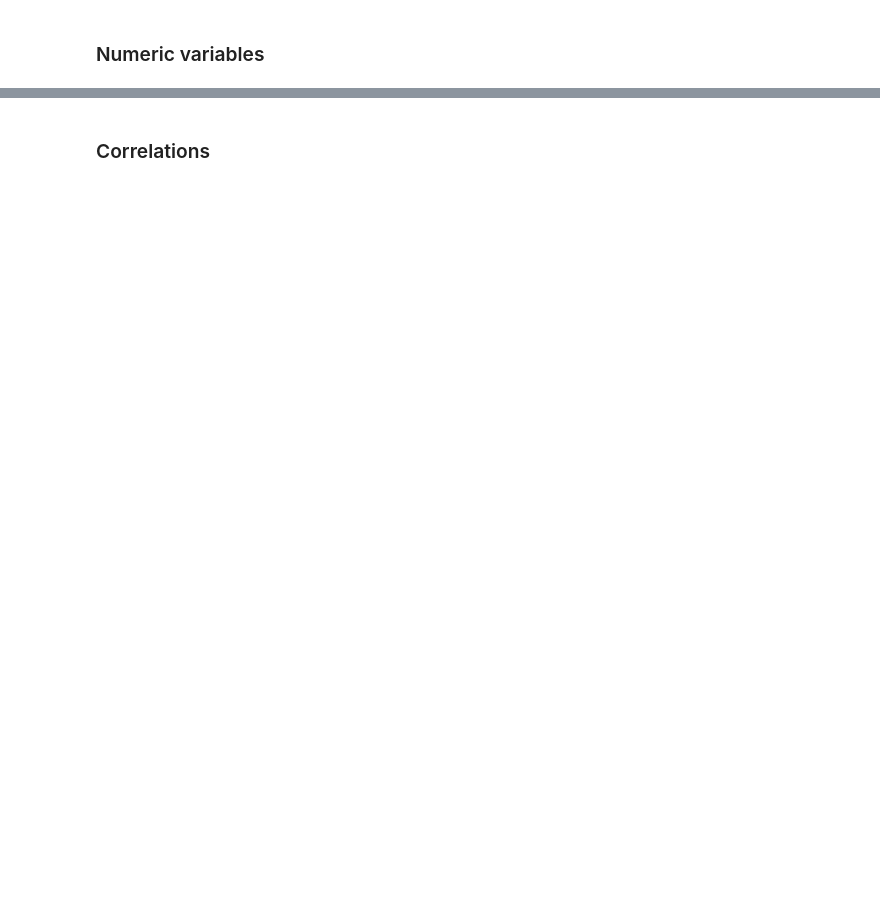
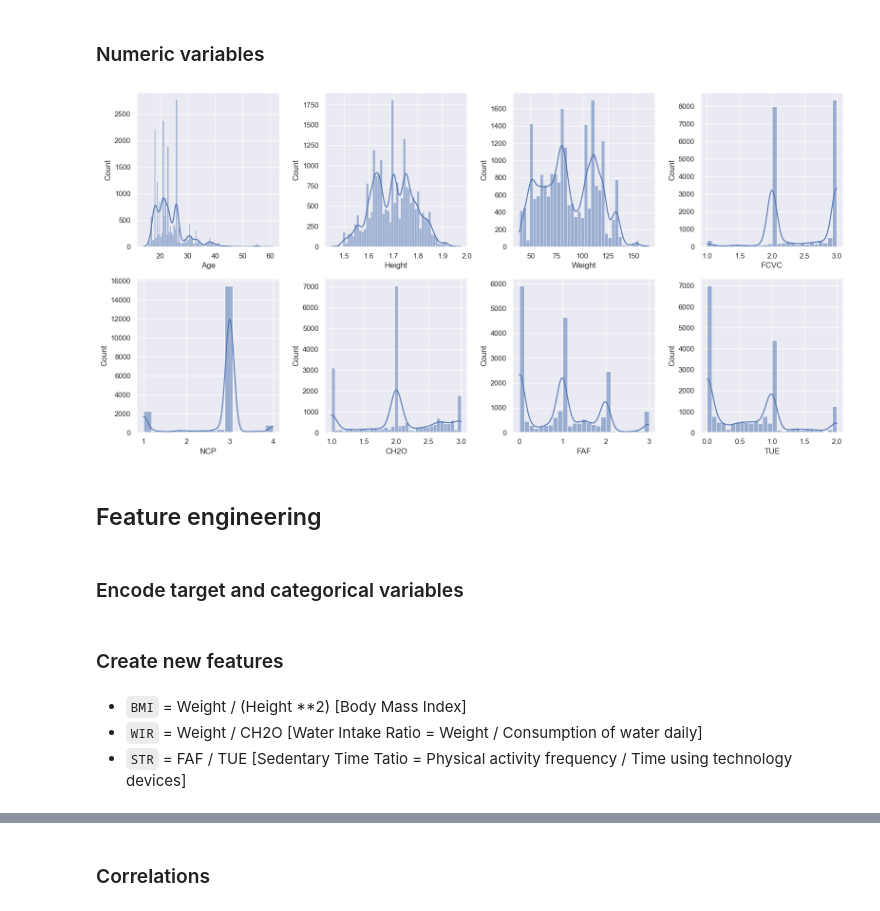
Before and after one commit to lu-julia/data-science-projects, a Jupyter notebook: Obesity Risk Prediction/obesity_risk_prediction.ipynb, the cells around one changed output, grey strips where cells are left out. Saved outputs shown, nothing was run; the diff lists cells and outputs as text; code cells hidden in the pictures; blank space fills up the shorter version.

Commit message:
Feature engineering

```diff
--- a/Obesity Risk Prediction/obesity_risk_prediction.ipynb
+++ b/Obesity Risk Prediction/obesity_risk_prediction.ipynb
@@ -167,3 +182,16 @@ categorical_cols = ['Gender', 'family_history_with_overweight', 'FAVC', 'CAEC',
 ### Numeric variables
 # %%
 numeric_cols = ['Age', 'Height', 'Weight', 'FCVC', 'NCP', 'CH2O', 'FAF', 'TUE']
+# %%
+fig, axes = plt.subplots(nrows=2, ncols=4, figsize=(16, 8))
+axes = axes.flatten()
+for i, var in enumerate(numeric_cols):
+    sns.histplot(x=var, data=df_train, kde=True, ax=axes[i])
+plt.tight_layout()
+plt.show()
+# %% [output]
+[figure, added]
+# %% [markdown]
+## Feature engineering
+# %% [markdown]
+### Encode target and categorical variables
@@ -169,0 +222,6 @@ numeric_cols = ['Age', 'Height', 'Weight', 'FCVC', 'NCP', 'CH2O', 'FAF', 'TUE']
+# %% [markdown]
+### Create new features
+# %% [markdown]
+* `BMI` = Weight / (Height **2) [Body Mass Index]
+* `WIR` = Weight / CH2O [Water Intake Ratio = Weight / Consumption of water daily]
+* `STR` = FAF / TUE [Sedentary Time Tatio = Physical activity frequency / Time using technology devices]
```
Also changed, not shown: parts of 14 cells of this notebook.
